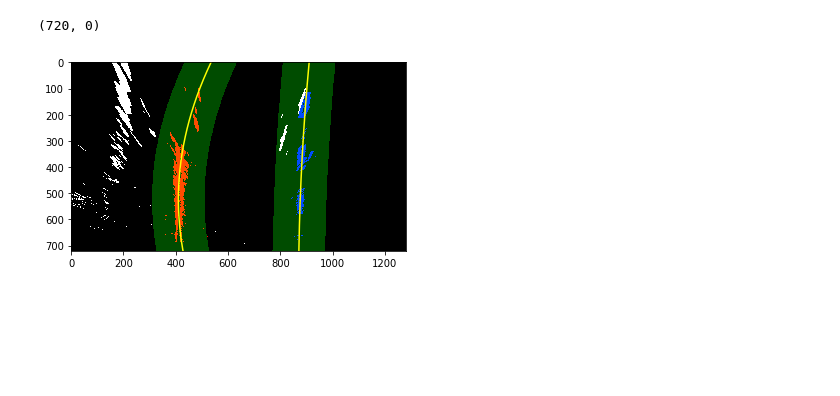
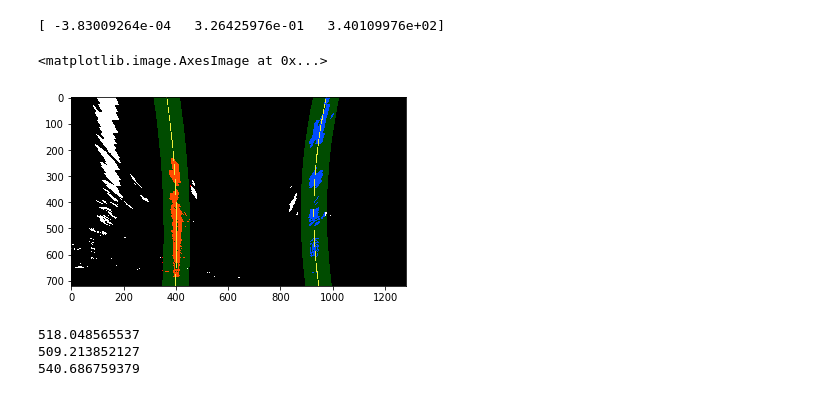
Before and after one commit to adelsam/CarND-Advanced-Lane-Lines, a Jupyter notebook: Lane Finding.ipynb, the cells around one changed output. Cells and saved outputs as stored; diff of their text form; code cells hidden in the pictures; blank space fills up the shorter version.

```diff
--- a/Lane Finding.ipynb
+++ b/Lane Finding.ipynb
@@ -136,7 +136,7 @@ def conv_sobel(image):
     gray_gradient_x = abs_sobel_thresh(gray, thresh=(20, 100))
     s_ch_gradient_x = abs_sobel_thresh(s_ch, thresh=(20, 100))
     s_binary = np.zeros_like(s_ch)
-    s_binary[(s_ch >= 170) & (s_ch <= 255)] = 1
+    s_binary[(s_ch >= 120) & (s_ch <= 255)] = 1
 #     mag_and_dir = mag_and_dir_thresh(gray, mag_thresh=(30, 100),
 #                                                  dir_thresh=(0.7, 1.3))
 #    combined = np.zeros_like(gray_gradient_x)
@@ -186,6 +214,6 @@ ax2.set_title('Warped Image', fontsize=30)
 # %%
 #Warped Sobel
-img = mpimg.imread('test_images/test7.jpg')
+img = mpimg.imread('test_images/test8.jpg')
 dst = cv2.undistort(img, mtx, dist, None, mtx)
 gray_gradient_x, s_binary = conv_sobel(dst)
 #sobel = np.dstack((sobel, sobel, sobel))*255
@@ -241,8 +269,11 @@ out_img = np.dstack((binary_warped, binary_warped, binary_warped))*255
 # Find the peak of the left and right halves of the histogram
 # These will be the starting point for the left and right lines
 midpoint = np.int(histogram.shape[0]/2)
-leftx_base = np.argmax(histogram[:midpoint])
-rightx_base = np.argmax(histogram[midpoint:]) + midpoint
+
+# Ignore noise on the left and right side of the image:
+edge_protection = 100
+leftx_base = np.argmax(histogram[edge_protection:midpoint])
+rightx_base = np.argmax(histogram[midpoint:-edge_protection]) + midpoint
 
 # Choose the number of sliding windows
 nwindows = 9
@@ -319,10 +360,15 @@ plt.ylim(720, 0)
+# %%
+result0 = Result(left_fit, right_fit, nonzerox, nonzeroy,
+                 left_lane_inds, right_lane_inds)
+
+print (result0.left_fit)
+# %% [output]
+[ -3.83009264e-04   3.26425976e-01   3.40109976e+02]
 # %%
 img = mpimg.imread('test_images/test7.jpg')
 dst = cv2.undistort(img, mtx, dist, None, mtx)
-sobel = conv_sobel(dst)
+sobel = sobel_combined(dst)
 binary_warped = cv2.warpPerspective(sobel, M, img_size, flags=cv2.INTER_LINEAR)
-#left_fit_prev = left_fit
-#right_fit_prev = right_fit
 
 # Assume you now have a new warped binary image
 # from the next frame of video (also called "binary_warped")
@@ -330,9 +376,9 @@ binary_warped = cv2.warpPerspective(sobel, M, img_size, flags=cv2.INTER_LINEAR)
 nonzero = binary_warped.nonzero()
 nonzeroy = np.array(nonzero[0])
 nonzerox = np.array(nonzero[1])
-margin = 100
-left_lane_inds = ((nonzerox > (left_fit_prev[0]*(nonzeroy**2) + left_fit_prev[1]*nonzeroy + left_fit_prev[2] - margin)) & (nonzerox < (left_fit_prev[0]*(nonzeroy**2) + left_fit_prev[1]*nonzeroy + left_fit_prev[2] + margin)))
-right_lane_inds = ((nonzerox > (right_fit_prev[0]*(nonzeroy**2) + right_fit_prev[1]*nonzeroy + right_fit_prev[2] - margin)) & (nonzerox < (right_fit_prev[0]*(nonzeroy**2) + right_fit_prev[1]*nonzeroy + right_fit_prev[2] + margin)))
+margin = 50
+left_lane_inds = ((nonzerox > (left_fit[0]*(nonzeroy**2) + left_fit[1]*nonzeroy + left_fit[2] - margin)) & (nonzerox < (left_fit[0]*(nonzeroy**2) + left_fit[1]*nonzeroy + left_fit[2] + margin)))
+right_lane_inds = ((nonzerox > (right_fit[0]*(nonzeroy**2) + right_fit[1]*nonzeroy + right_fit[2] - margin)) & (nonzerox < (right_fit[0]*(nonzeroy**2) + right_fit[1]*nonzeroy + right_fit[2] + margin)))
 
 # Again, extract left and right line pixel positions
 leftx = nonzerox[left_lane_inds]
@@ -349,29 +395,46 @@ right_fitx = right_fit[0]*ploty**2 + right_fit[1]*ploty + right_fit[2]
 # %%
 # Create an image to draw on and an image to show the selection window
 out_img = np.dstack((binary_warped, binary_warped, binary_warped))*255
 window_img = np.zeros_like(out_img)
 # Color in left and right line pixels
 out_img[nonzeroy[left_lane_inds], nonzerox[left_lane_inds]] = [255, 0, 0]
 out_img[nonzeroy[right_lane_inds], nonzerox[right_lane_inds]] = [0, 0, 255]
 
 # Generate a polygon to illustrate the search window area
 # And recast the x and y points into usable format for cv2.fillPoly()
 left_line_window1 = np.array([np.transpose(np.vstack([left_fitx-margin, ploty]))])
 left_line_window2 = np.array([np.flipud(np.transpose(np.vstack([left_fitx+margin, ploty])))])
 left_line_pts = np.hstack((left_line_window1, left_line_window2))
 right_line_window1 = np.array([np.transpose(np.vstack([right_fitx-margin, ploty]))])
 right_line_window2 = np.array([np.flipud(np.transpose(np.vstack([right_fitx+margin, ploty])))])
 right_line_pts = np.hstack((right_line_window1, right_line_window2))
 
 # Draw the lane onto the warped blank image
 cv2.fillPoly(window_img, np.int_([left_line_pts]), (0,255, 0))
 cv2.fillPoly(window_img, np.int_([right_line_pts]), (0,255, 0))
 result = cv2.addWeighted(out_img, 1, window_img, 0.3, 0)
+
+# Plot Lane Lines in cv2 instead of matplotlib
+left_points_plt = np.stack((left_fitx, ploty)).astype(np.int).T
+right_points_plt = np.stack((right_fitx, ploty)).astype(np.int).T
+cv2.polylines(result, [left_points_plt], False, (240, 240, 60), 2)
+cv2.polylines(result, [right_points_plt], False, (240, 240, 60), 2)
+
 plt.imshow(result)
-plt.plot(left_fitx, ploty, color='yellow')
-plt.plot(right_fitx, ploty, color='yellow')
-plt.xlim(0, 1280)
-plt.ylim(720, 0)
+# plt.plot(left_fitx, ploty, color='yellow')
+# plt.plot(right_fitx, ploty, color='yellow')
+# plt.xlim(0, 1280)
+# plt.ylim(720, 0)
 # %% [output]
-(720, 0)
+<matplotlib.image.AxesImage at 0x...>
-[figure, old version]
+[figure, new version]
+# %%
+lane_width = right_fitx - left_fitx
+
+print (np.average(lane_width))
+print (np.min(lane_width))
+print (np.max(lane_width))
+# %% [output]
+518.048565537
+509.213852127
+540.686759379
```
Also changed, not shown: parts of 17 cells of this notebook, 2 other files.
